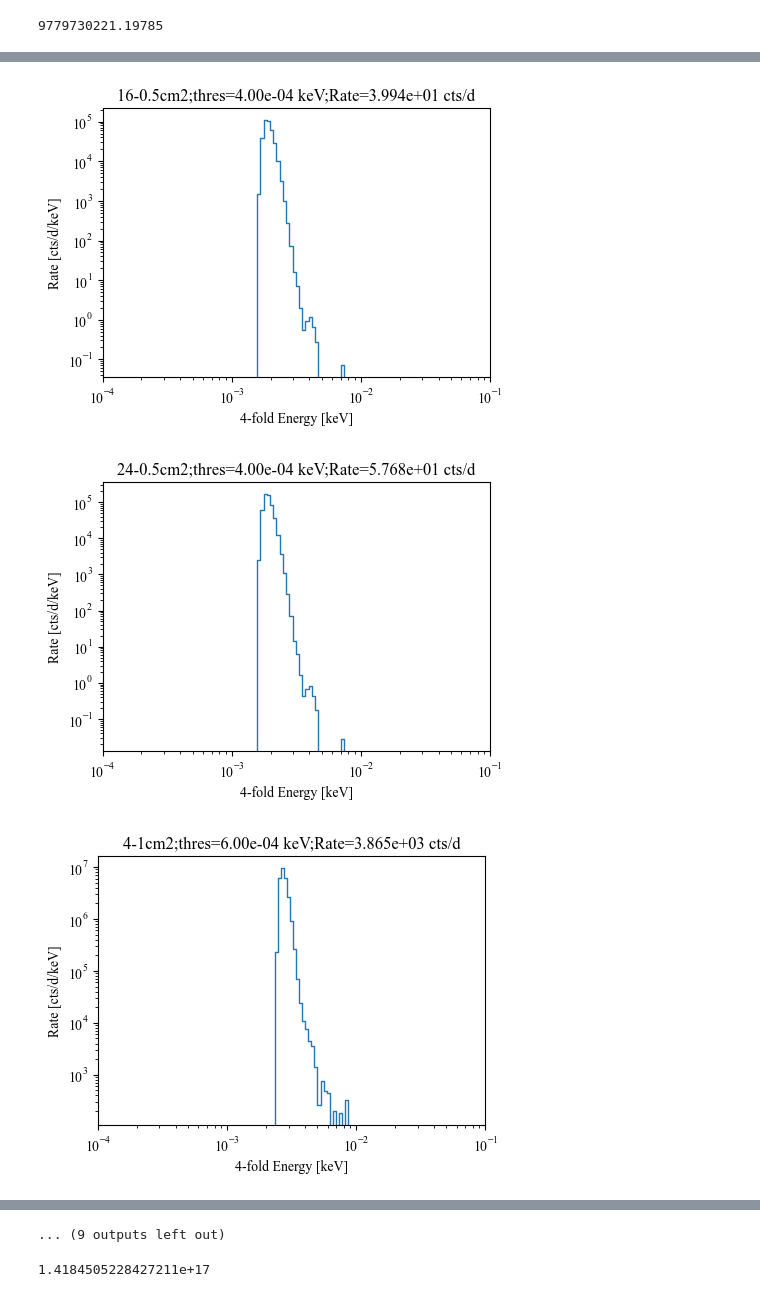
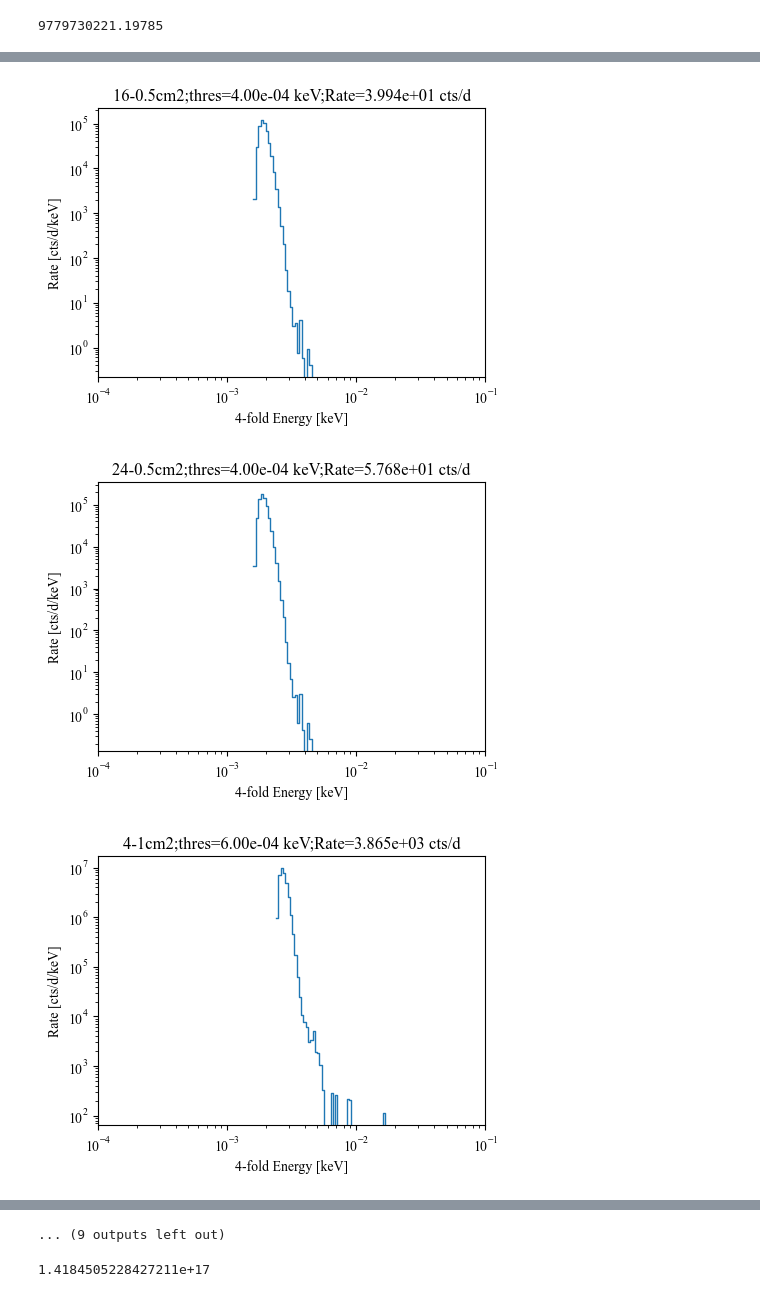
Before and after one commit to spice-herald/DarkLim, a Jupyter notebook: examples/generate_Run57_templates.ipynb, the cells around one changed output, grey strips where cells are left out. Saved outputs shown, nothing was run; the diff lists cells and outputs as text; code cells hidden in the pictures.

```diff
--- a/examples/generate_Run57_templates.ipynb
+++ b/examples/generate_Run57_templates.ipynb
@@ -206,10 +206,12 @@ for i,per_device_threshold in enumerate(per_device_thresholds):
     n_over = np.count_nonzero(raw_evts,axis=0) # gives number of devices above threshold for each event
     keepers = summed_energy[n_over>=n_devices] # summed energy of evts which satisfy coincidence requirement
     print('finished drawing samples.')
+    print('min energy of keepers = {:0.3e} keV'.format(min(keepers)))
 
     # make template histogram of the keepers:
-    e_low = per_device_threshold
-    e_high = 2
+    #e_low = per_device_threshold
+    e_low = per_device_threshold*n_devices # lowest bin edge at lowest possible summed energy
+    e_high = 1
     hnk = Hist1d(keepers,bins=np.geomspace(e_low,e_high,num=template_bins))
     bw = hnk.bin_edges[1::]-hnk.bin_edges[:-1]
 
@@ -296,3 +298,3 @@ Done with all thresholds.
-[figure, old version]
+[figure, new version]
-[figure, old version]
+[figure, new version]
-[figure, old version]
+[figure, new version]
```
Also changed, not shown: parts of 1 cell of this notebook.
